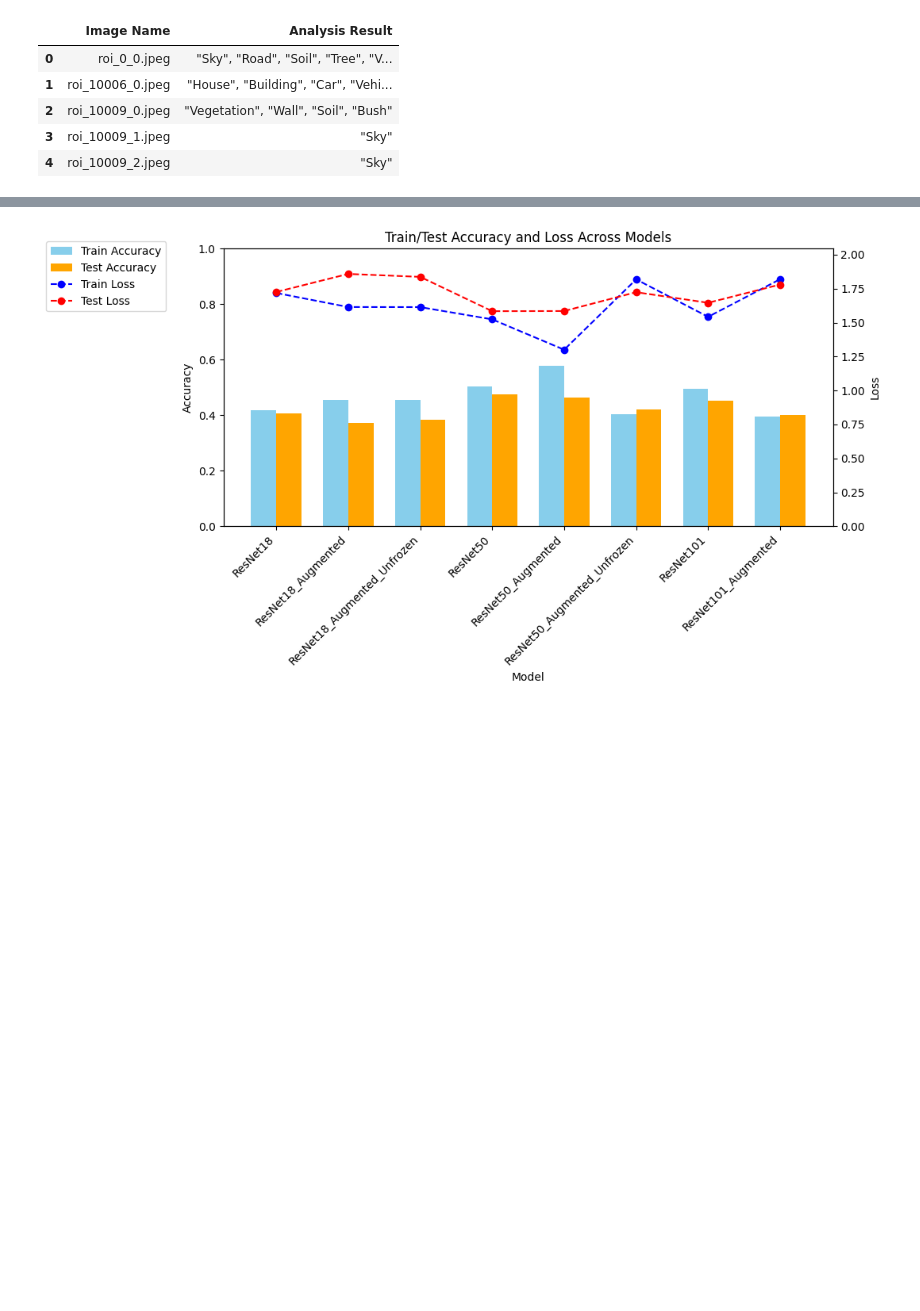
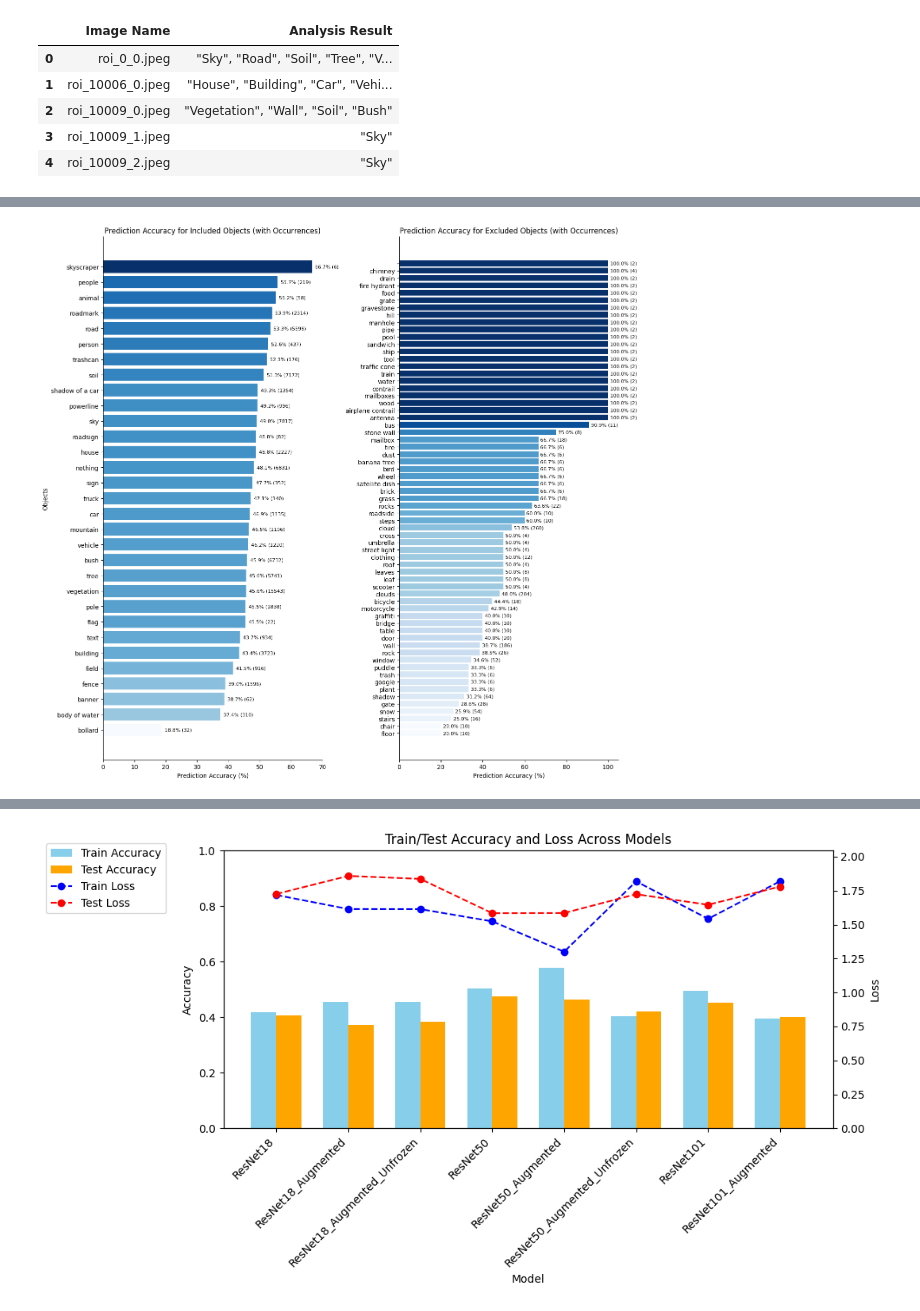
Before and after one commit to RiVuss/GeolocationGuesserAI, a Jupyter notebook: 5_analysis.ipynb, the cells around one changed output, grey strips where cells are left out. Cells and saved outputs as stored; diff of their text form; code cells hidden in the pictures; blank space fills up the shorter version.

```diff
--- a/5_analysis.ipynb
+++ b/5_analysis.ipynb
@@ -295 +263,84 @@ plt.show()
+# %%
+# Define the objects to include (those in the specified list)
+objects_to_include = [
+    "sky", "road", "roadmark", "soil", "building", "house", "pole", "tree",
+    "trashcan", "shadow of a car", "car", "vehicle", "truck", "powerline", "sign", "banner",
+    "roadsign", "fence", "bollard", "person", "text", "skyscraper", "mountain", "body of water",
+    "nothing", "bush", "vegetation", 'people', "field", "flag", "animal"
+]
+
+# Remove quotes from the 'Analysis Result' column in the final_metrics_df
+object_stats['Analysis Result'] = object_stats['Analysis Result'].str.replace('"', '')
+
+# Filter object_stats to only include the specified objects in lowercase (for the included graph)
+top_objects_filtered_included = object_stats[object_stats['Analysis Result'].str.lower().isin(objects_to_include)]
+
+# Filter object_stats to exclude the specified objects in lowercase (for the excluded graph)
+top_objects_filtered_excluded = object_stats[~object_stats['Analysis Result'].str.lower().isin(objects_to_include)]
+
+# Remove objects with 0 accuracy from both DataFrames
+top_objects_filtered_included = top_objects_filtered_included[top_objects_filtered_included['accuracy'] > 0]
+top_objects_filtered_excluded = top_objects_filtered_excluded[top_objects_filtered_excluded['accuracy'] > 0]
+
+# Create a color map based on accuracy values (higher accuracy = darker blue)
+norm_included = plt.Normalize(vmin=top_objects_filtered_included['accuracy'].min(), vmax=top_objects_filtered_included['accuracy'].max())
+norm_excluded = plt.Normalize(vmin=top_objects_filtered_excluded['accuracy'].min(), vmax=top_objects_filtered_excluded['accuracy'].max())
+
+cmap = plt.cm.Blues  # Color map (you can choose others like 'viridis', 'plasma', etc.)
+colors_included = [cmap(norm_included(acc)) for acc in top_objects_filtered_included['accuracy']]
+colors_excluded = [cmap(norm_excluded(acc)) for acc in top_objects_filtered_excluded['accuracy']]
+
+# Set up the figure with two subplots
+fig, axes = plt.subplots(1, 2, figsize=(14, 13))  # Create a 1x2 grid of subplots
+
+# Plot the first chart (left side) for included objects
+bars1 = axes[0].barh(top_objects_filtered_included['Analysis Result'], top_objects_filtered_included['accuracy'], color=colors_included)
+
+# Add text for accuracy and occurrences next to each bar (left side)
+for bar, total, accuracy in zip(bars1, top_objects_filtered_included['total_occurrences'], top_objects_filtered_included['accuracy']):
+    axes[0].text(
+        bar.get_width() + 1,  # Position to the right of the bar
+        bar.get_y() + bar.get_height() / 2,  # Vertically centered
+        f'{accuracy:.1f}% ({total})',  # Display accuracy and occurrences
+        ha='left', va='center', fontsize=8  # Reduce font size for clarity
+    )
+
+# Customize the first plot (left side)
+axes[0].set_xlabel('Prediction Accuracy (%)')
+axes[0].set_ylabel('Objects')
+axes[0].set_title('Prediction Accuracy for Included Objects (with Occurrences)')
+axes[0].invert_yaxis()  # Invert y-axis for better readability
+
+# Remove the right and top spines (left side)
+axes[0].spines['right'].set_visible(False)
+axes[0].spines['top'].set_visible(False)
+
+# Plot the second chart (right side) for excluded objects
+bars2 = axes[1].barh(top_objects_filtered_excluded['Analysis Result'], top_objects_filtered_excluded['accuracy'], color=colors_excluded)
+
+# Add text for accuracy and occurrences next to each bar (right side)
+for bar, total, accuracy in zip(bars2, top_objects_filtered_excluded['total_occurrences'], top_objects_filtered_excluded['accuracy']):
+    axes[1].text(
+        bar.get_width() + 1,  # Position to the right of the bar
+        bar.get_y() + bar.get_height() / 2,  # Vertically centered
+        f'{accuracy:.1f}% ({total})',  # Display accuracy and occurrences
+        ha='left', va='center', fontsize=8  # Reduce font size for clarity
+    )
+
+# Customize the second plot (right side)
+axes[1].set_xlabel('Prediction Accuracy (%)')
+axes[1].set_title('Prediction Accuracy for Excluded Objects (with Occurrences)')
+axes[1].invert_yaxis()  # Invert y-axis for better readability
+
+# Remove the right and top spines (right side)
+axes[1].spines['right'].set_visible(False)
+axes[1].spines['top'].set_visible(False)
+
+# Adjust layout for better spacing
+plt.tight_layout()
+
+# Show the plot
+plt.show()
+# %% [output]
+[figure, added]
 # %%
```
Also changed, not shown: parts of 13 cells of this notebook.
